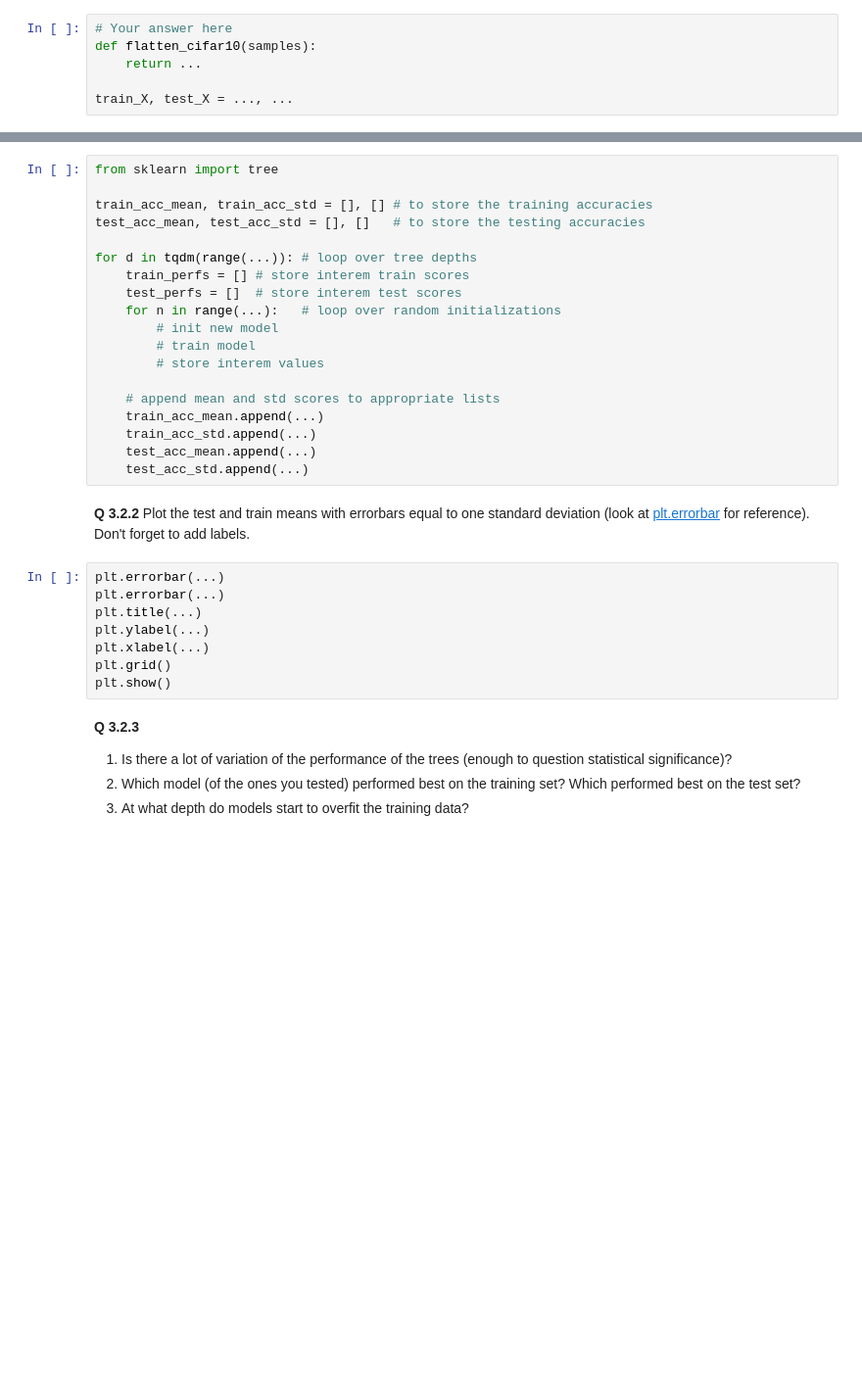
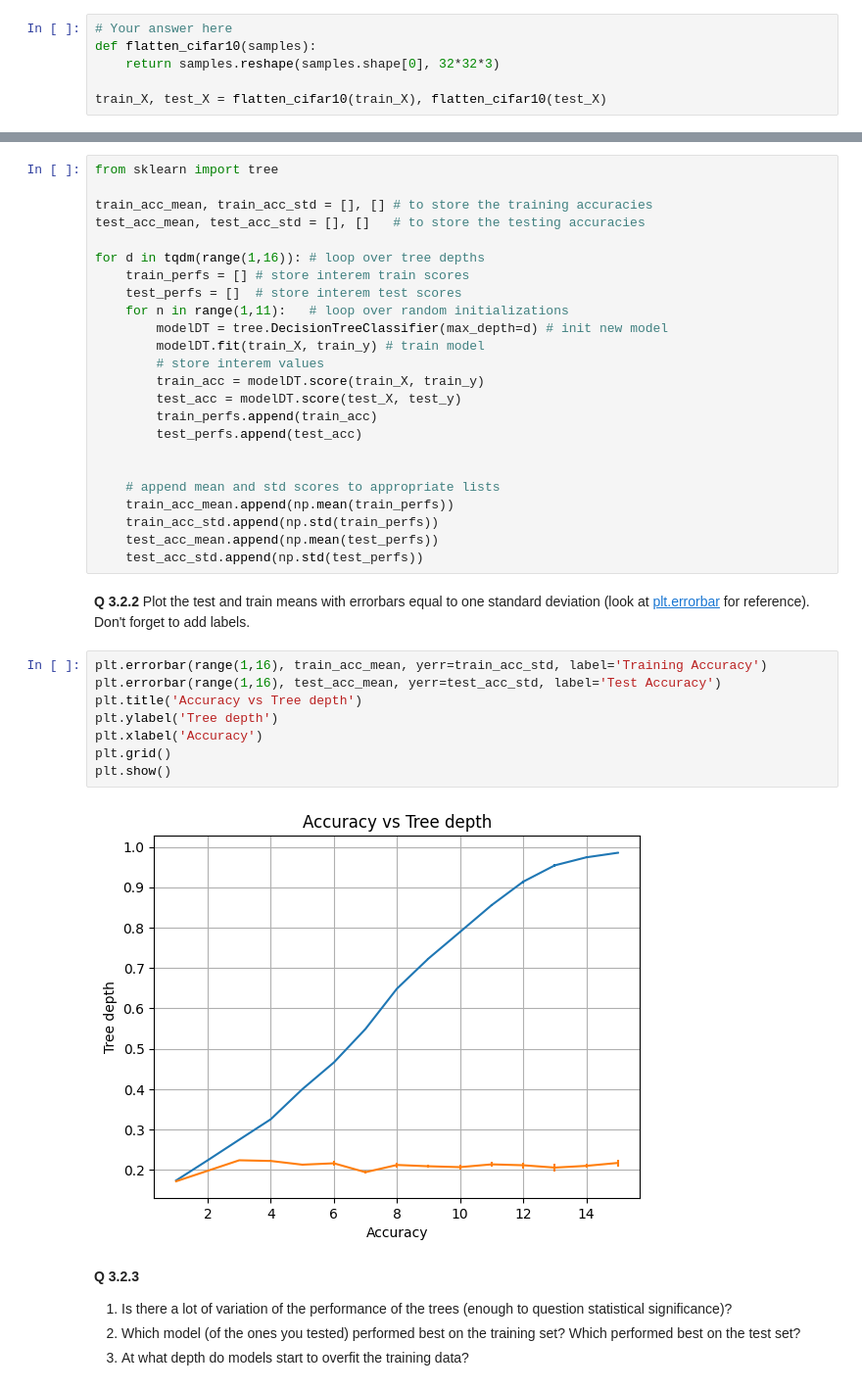
Before and after one commit to mariotv3/MDL, a Jupyter notebook: Assignment_2.ipynb, the cells around one changed output, grey strips where cells are left out. Shown: that part at 98% size. Cells and saved outputs as stored; diff of their text form; blank space fills up the shorter version.

```diff
--- a/Assignment_2.ipynb
+++ b/Assignment_2.ipynb
@@ -88,9 +120,9 @@ The first thing we should do is preprocess the images so that they are ready to
 # %%
 # Your answer here
 def flatten_cifar10(samples):
-    return ...
+    return samples.reshape(samples.shape[0], 32*32*3)
 
-train_X, test_X = ..., ...
+train_X, test_X = flatten_cifar10(train_X), flatten_cifar10(test_X)
 # %% [markdown]
 ## Question 3 -- Model Selection using Grid Search
 
@@ -126,29 +170,36 @@ from sklearn import tree
 train_acc_mean, train_acc_std = [], [] # to store the training accuracies
 test_acc_mean, test_acc_std = [], []   # to store the testing accuracies
 
-for d in tqdm(range(...)): # loop over tree depths
+for d in tqdm(range(1,16)): # loop over tree depths
     train_perfs = [] # store interem train scores
     test_perfs = []  # store interem test scores
-    for n in range(...):   # loop over random initializations
-        # init new model
-        # train model
+    for n in range(1,11):   # loop over random initializations
+        modelDT = tree.DecisionTreeClassifier(max_depth=d) # init new model
+        modelDT.fit(train_X, train_y) # train model
         # store interem values
+        train_acc = modelDT.score(train_X, train_y)
+        test_acc = modelDT.score(test_X, test_y)
+        train_perfs.append(train_acc)
+        test_perfs.append(test_acc)
+
 
     # append mean and std scores to appropriate lists
-    train_acc_mean.append(...)
-    train_acc_std.append(...)
-    test_acc_mean.append(...)
-    test_acc_std.append(...)
+    train_acc_mean.append(np.mean(train_perfs))
+    train_acc_std.append(np.std(train_perfs))
+    test_acc_mean.append(np.mean(test_perfs))
+    test_acc_std.append(np.std(test_perfs))
 # %% [markdown]
 **Q 3.2.2** Plot the test and train means with errorbars equal to one standard deviation (look at [plt.errorbar](https://matplotlib.org/stable/api/_as_gen/matplotlib.pyplot.errorbar.html) for reference). Don't forget to add labels.
 # %%
-plt.errorbar(...)
-plt.errorbar(...)
-plt.title(...)
-plt.ylabel(...)
-plt.xlabel(...)
+plt.errorbar(range(1,16), train_acc_mean, yerr=train_acc_std, label='Training Accuracy')
+plt.errorbar(range(1,16), test_acc_mean, yerr=test_acc_std, label='Test Accuracy')
+plt.title('Accuracy vs Tree depth')
+plt.ylabel('Tree depth')
+plt.xlabel('Accuracy')
 plt.grid()
 plt.show()
+# %% [output]
+[figure, added]
 # %% [markdown]
 **Q 3.2.3**
 
```
Also changed, not shown: parts of 18 cells of this notebook.
